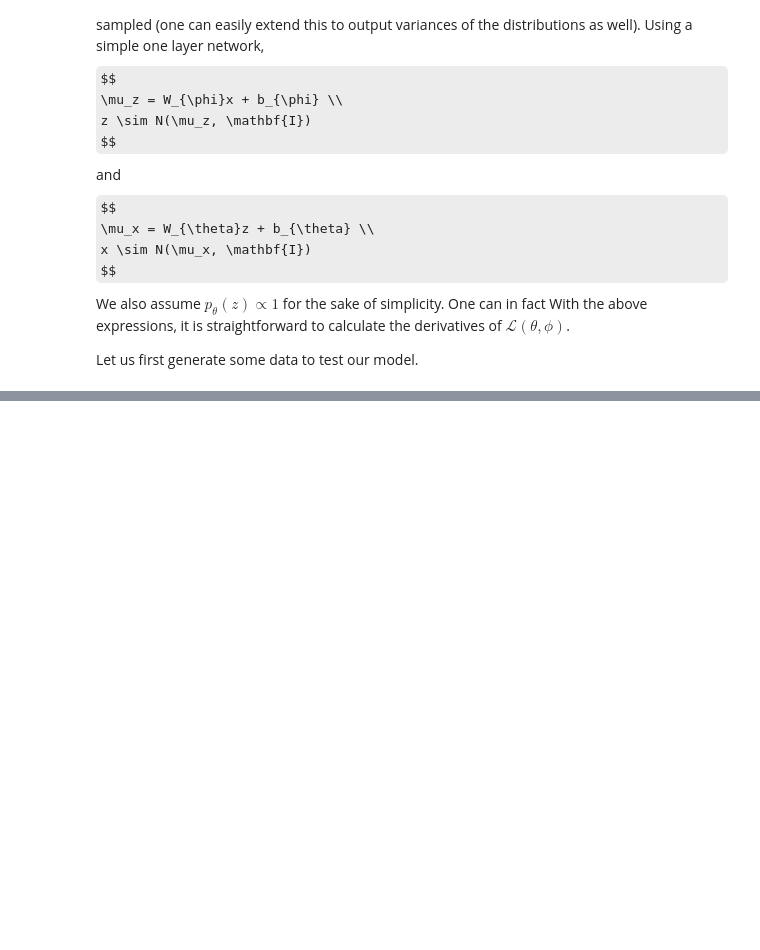
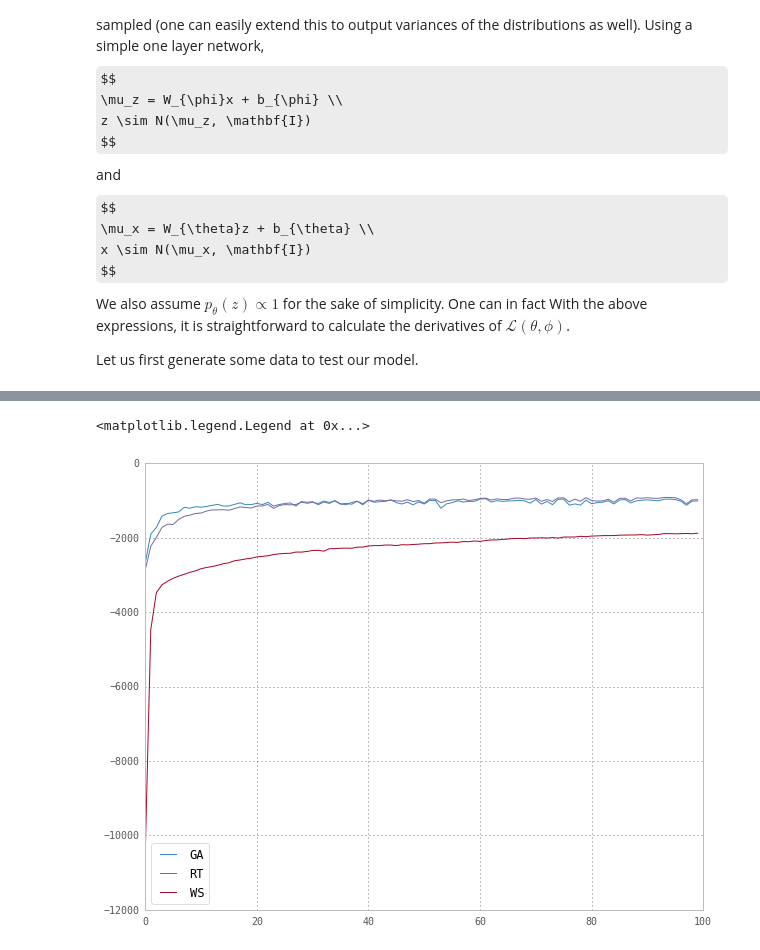
Before and after one commit to gokererdogan/Notebooks, a Jupyter notebook: Unsupervised Learning with Neural Networks.ipynb, the cells around one changed output, grey strips where cells are left out. Cells and saved outputs as stored; diff of their text form; code cells hidden in the pictures; some formulas as TeX source; blank space fills up the shorter version.

```diff
--- a/Unsupervised Learning with Neural Networks.ipynb
+++ b/Unsupervised Learning with Neural Networks.ipynb
@@ -310,0 +437,9 @@ plot_z(x, y, w_rec_rt, b_rec_rt)
+# %%
+# Let us compare the log likelihoods for each algorithm
+plt.plot(range(100), log_ll_ga[1:])
+plt.plot(range(100), log_ll_rt[1:])
+plt.plot(range(100), log_ll_ws[1:])
+plt.legend(['GA', 'RT', 'WS'], loc='best')
+# %% [output]
+<matplotlib.legend.Legend at 0x...>
+[figure, added]
```
Also changed, not shown: parts of 14 cells of this notebook.
